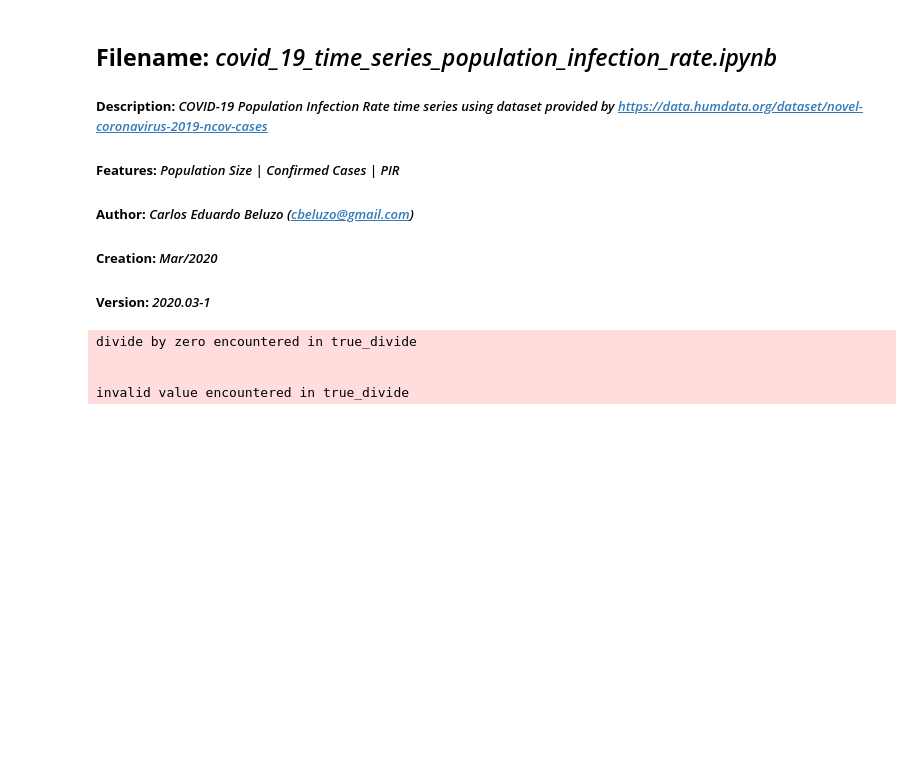
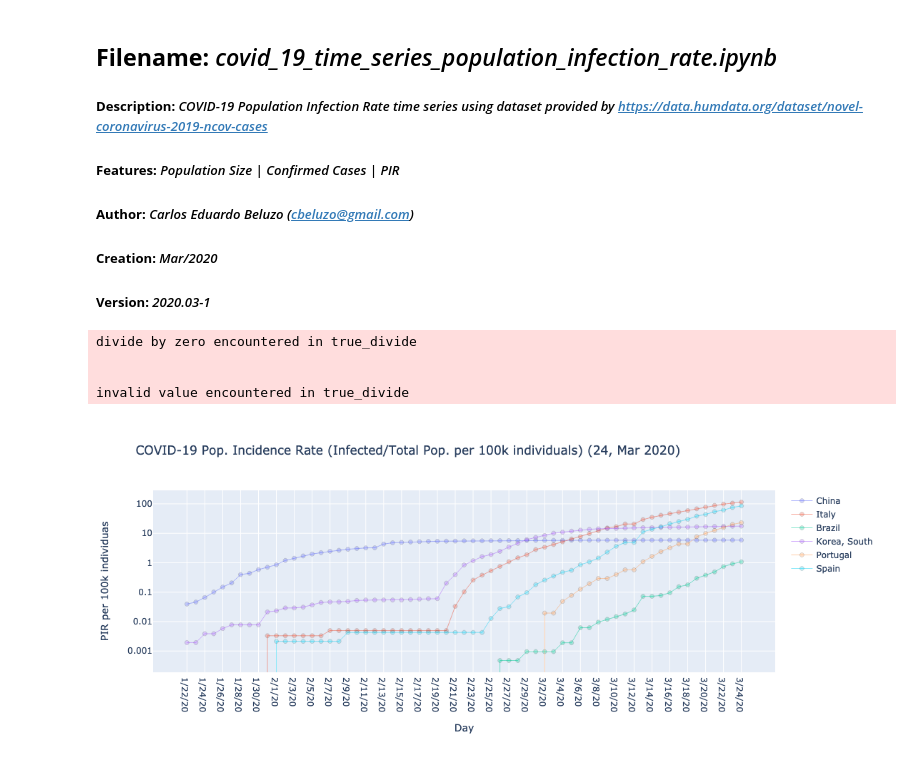
Before and after one commit to cbeluzo/cbeluzo.github.io, a Jupyter notebook: code/covid_19_time_series_population_infection_rate.ipynb, the cells around one changed output. Saved outputs shown, nothing was run; the diff lists cells and outputs as text; code cells hidden in the pictures; blank space fills up the shorter version.

```diff
--- a/code/covid_19_time_series_population_infection_rate.ipynb
+++ b/code/covid_19_time_series_population_infection_rate.ipynb
@@ -17,7 +17,7 @@ import datetime as dt
 # https://data.worldbank.org
 dfPop = pd.read_csv('data/world-population-2018.csv', sep=';')
 
-df = pd.read_csv('https://raw.githubusercontent.com/CSSEGISandData/COVID-19/master/csse_covid_19_data/csse_covid_19_time_series/time_series_19-covid-Confirmed.csv')
+df = pd.read_csv('https://raw.githubusercontent.com/CSSEGISandData/COVID-19/master/csse_covid_19_data/csse_covid_19_time_series/time_series_covid19_confirmed_global.csv')
 df['Province/State'] = df['Province/State'].fillna('n/a')
 df = df.fillna(0)
 
@@ -84,41 +84,43 @@ title = 'COVID-19 Pop. Incidence Rate (Infected/Total Pop. per 100k individuals)
 autor = 'Author: Prof. Carlos Ed Beluzo - cbeluzo@gmail.com'
 data_source= 'Data source: data.humdata.org, data.worldbank.org'
 
 for country in df1.country.unique():
 #for country in ['China','Italy','Brazil','Korea, South','Portugal','Spain']:
     dfA = df1[df1['country'] == country]
-    fig.add_trace(go.Scatter(x=dfA.Day, y=dfA.infection_rate,
+    fig.add_trace(go.Scatter(x=dfA.Day,
+                             y=dfA.infection_rate,
                              mode='lines+markers',
                              name=country,
                              line=dict(width=0.5),
                              marker = dict(opacity= 0.3,
                                            line = dict(width = 0.5,
                                                        color = 'rgb(0, 0, 0)')
                                           ),
-                            ))
+                             customdata=dfA.cases,
+                             text=np.full((df1.shape[0],1), country),
+                             hovertemplate = "<b>%{text}</b><br>" +
+                                             "<b>Day</b>: %{x}<br>" +
+                                             "<b>PIR</b>: %{y:2f} cases for each 100k<br>" +
+                                             "<b>Confirmed cases</b>: %{customdata}<br>" +
+                                             "<extra></extra>"
+                             )
+                 )
+
 
 annotations = []
-
-# Source
-annotations.append(dict(xref='paper', yref='paper', x=0.4, y=1.09,
-                              xanchor='center', yanchor='top',
-                              text=autor + ' | ' + data_source,
-                              font=dict(family='Arial',
-                                        size=12,
-                                        color='rgb(150,150,150)'),
-                              showarrow=False))
 
 fig.update_layout(annotations=annotations,
                   xaxis_title='Day',
                   yaxis_title='PIR per 100k individuas',
                   yaxis_type="log",
                   title_text=title)
 
 #fig.show()
 plt.offline.plot(fig, filename="html/covid_19_time_series_population_infection_rate.html")
 dfA.to_csv (r'data/covid_19_time_series_population_infection_rate.csv', index = False, header=True)
 # %% [output]
 divide by zero encountered in true_divide
 
 
 invalid value encountered in true_divide
+[figure, added]
```
Also changed, not shown: 5 other files.
